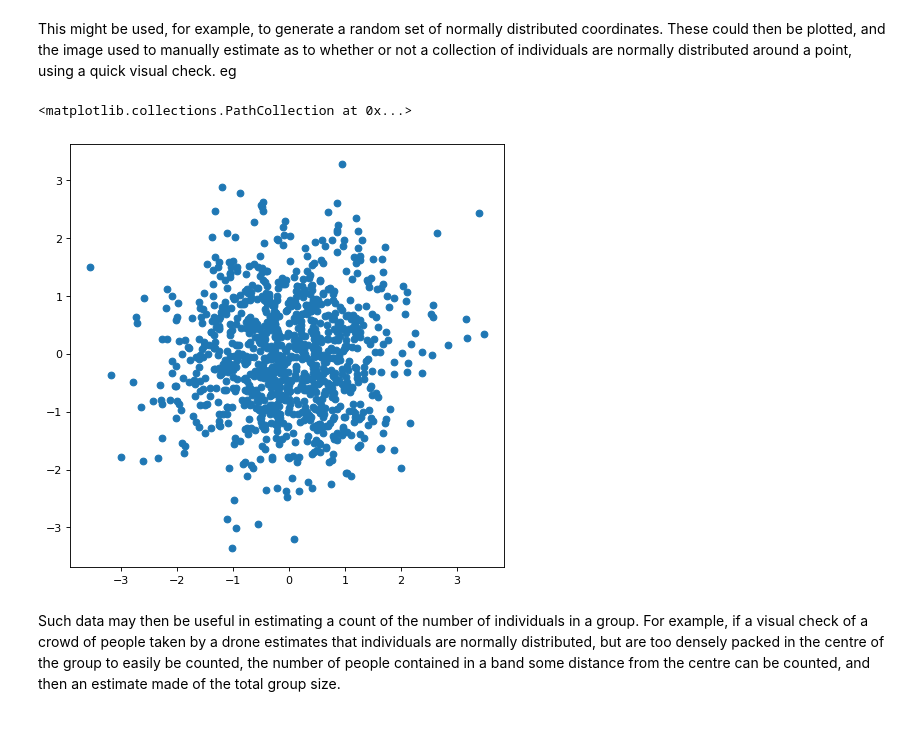
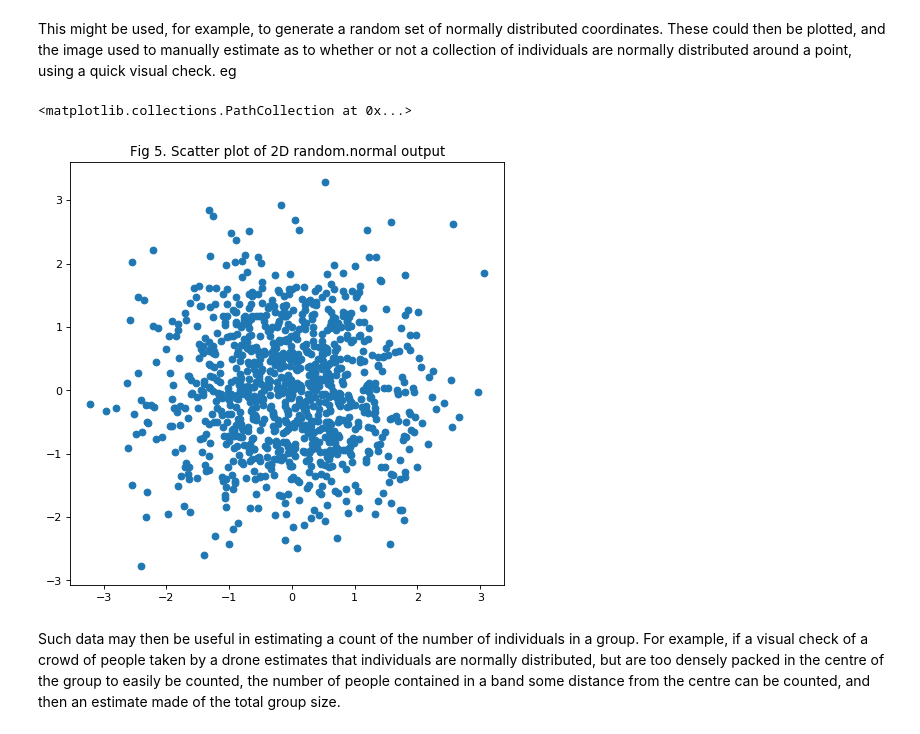
Before and after one commit to NigelSlack/numpy-random, a Jupyter notebook: numpy-random.ipynb, the cells around one changed output. Cells and saved outputs as stored; diff of their text form; code cells hidden in the pictures.

```diff
--- a/numpy-random.ipynb
+++ b/numpy-random.ipynb
@@ -260,12 +260,13 @@ This might be used, for example, to generate a random set of normally distribute
 # %%
 xx=np.random.normal(loc=0.0, scale=1.0, size=(1000,2))
 x=xx[:,0]
 y=xx[:,1]
 plt.figure(figsize=(7,7), dpi= 80)
+plt.title('Fig 5. Scatter plot of 2D random.normal output')
 plt.scatter(x,y)
 # %% [output]
 <matplotlib.collections.PathCollection at 0x...>
-[figure, old version]
+[figure, new version]
 # %% [markdown]
 Such data may then be useful in estimating a count of the number of individuals in a group. For example, if a visual check  of a crowd of people taken by a drone estimates that individuals are normally distributed, but are too densely packed in the centre of the group to easily be counted, the number of people contained in a band some distance from the centre can be counted, and then an estimate made of the total group size.
 # %% [markdown]
```
Also changed, not shown: parts of 4 cells of this notebook.
